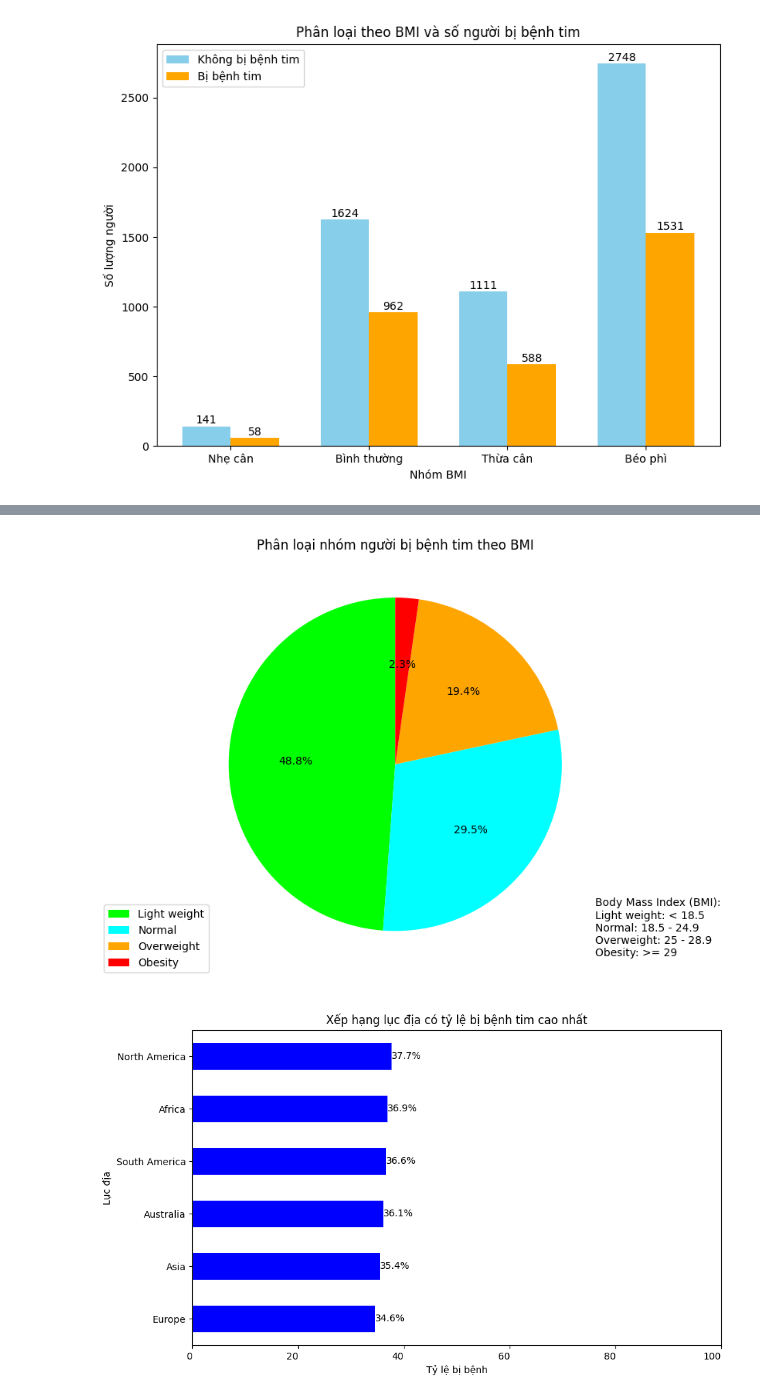
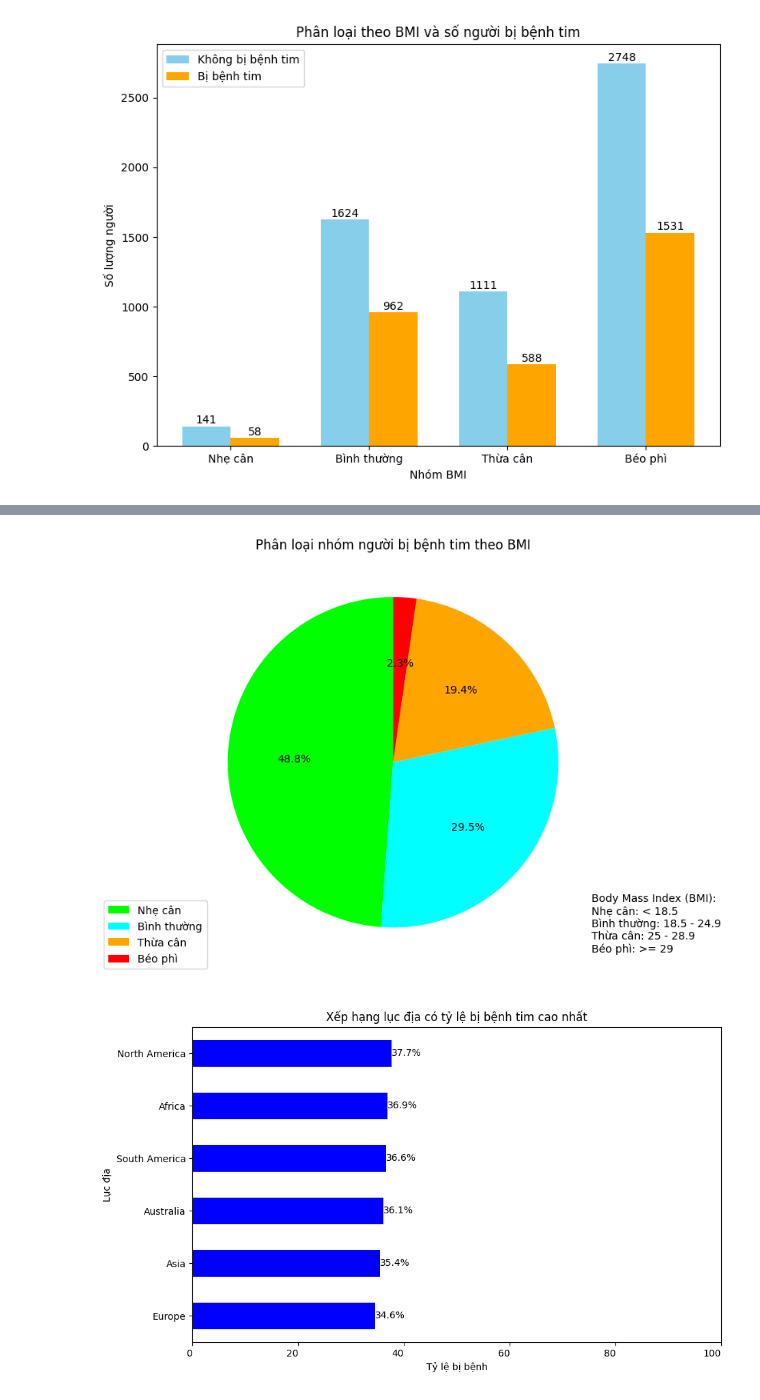
Before and after one commit to thangtrandoan/DataProcessing-Project, a Jupyter notebook: test.ipynb, the cells around one changed output, grey strips where cells are left out. Cells and saved outputs as stored; diff of their text form; code cells hidden in the pictures.

```diff
--- a/test.ipynb
+++ b/test.ipynb
@@ -761,29 +761,29 @@ plt.show()
 # %%
 # Tính tổng số người trong từng nhóm BMI
 bmi_counts = data['BMI_Category'].value_counts()  # Đếm tổng số người trong từng nhóm
 
 # Màu sắc cho từng nhóm BMI
 colors = ['lime', 'aqua', 'orange', 'red']
 
 # Vẽ biểu đồ tròn
 plt.figure(figsize=(7, 7))
 plt.pie(bmi_counts, autopct='%1.1f%%', startangle=90, colors=colors)
 
 # Thêm chú thích chi tiết về nhóm BMI
 plt.text(1.2, -1.3,
          s='Body Mass Index (BMI):\n'
-           'Light weight: < 18.5\n'
-           'Normal: 18.5 - 24.9\n'
-           'Overweight: 25 - 28.9\n'
-           'Obesity: >= 29\n\n',
+           'Nhẹ cân: < 18.5\n'
+           'Bình thường: 18.5 - 24.9\n'
+           'Thừa cân: 25 - 28.9\n'
+           'Béo phì: >= 29\n\n',
          fontsize=10)
 
 # Thêm chú thích và tiêu đề
-plt.legend(['Light weight', 'Normal', 'Overweight', 'Obesity'], loc=(-0.2, 0))
+plt.legend(['Nhẹ cân', 'Bình thường', 'Thừa cân', 'Béo phì'], loc=(-0.2, 0))
 plt.title('Phân loại nhóm người bị bệnh tim theo BMI')
 plt.show()
 # %% [output]
-[figure, old version]
+[figure, new version]
 # %%
 # Tính toán tỷ lệ bị bệnh tim cho mỗi châu lục
 continent_risk = data.groupby('Continent')['Heart Attack Risk'].mean() * 100
```
Also changed, not shown: parts of 13 cells of this notebook.
